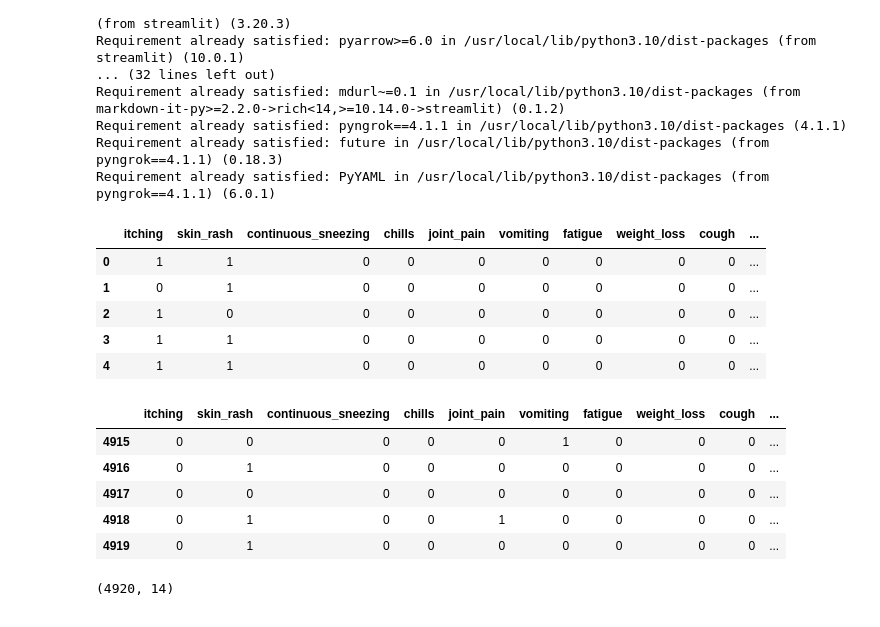
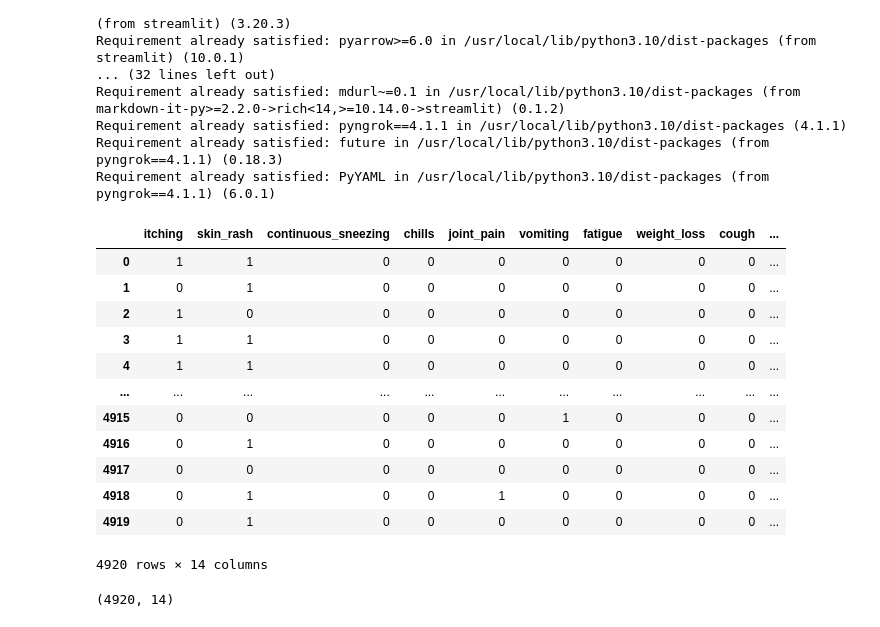
Before and after one commit to kibeert/ai_bootcamp342, a Jupyter notebook: smarthealth.ipynb, the cells around one changed output. Drawn from its saved outputs; the diff is of its cells as text; code cells hidden in the pictures.

```diff
--- a/smarthealth.ipynb
+++ b/smarthealth.ipynb
@@ -49,24 +50,22 @@ df = df_main[selected_symptoms]
 # %%
 df['diagnosis'] = df['diagnosis'].round().astype(int)
 # %%
-# printing the first 5 rows of the dataset
-df.head()
+# printing the first and last 5 rows of the dataset
+df
 # %% [output]
 |  | itching | skin_rash | continuous_sneezing | chills | joint_pain | vomiting | fatigue | weight_loss | cough | ... |
 | 0 | 1 | 1 | 0 | 0 | 0 | 0 | 0 | 0 | 0 | ... |
 | 1 | 0 | 1 | 0 | 0 | 0 | 0 | 0 | 0 | 0 | ... |
 | 2 | 1 | 0 | 0 | 0 | 0 | 0 | 0 | 0 | 0 | ... |
 | 3 | 1 | 1 | 0 | 0 | 0 | 0 | 0 | 0 | 0 | ... |
 | 4 | 1 | 1 | 0 | 0 | 0 | 0 | 0 | 0 | 0 | ... |
+| ... | ... | ... | ... | ... | ... | ... | ... | ... | ... | ... |
+| 4915 | 0 | 0 | 0 | 0 | 0 | 1 | 0 | 0 | 0 | ... |
+| 4916 | 0 | 1 | 0 | 0 | 0 | 0 | 0 | 0 | 0 | ... |
+| 4917 | 0 | 0 | 0 | 0 | 0 | 0 | 0 | 0 | 0 | ... |
+| 4918 | 0 | 1 | 0 | 0 | 1 | 0 | 0 | 0 | 0 | ... |
+| 4919 | 0 | 1 | 0 | 0 | 0 | 0 | 0 | 0 | 0 | ... |
+4920 rows × 14 columns
-# %%
-df.tail()
-# %% [output]
-|  | itching | skin_rash | continuous_sneezing | chills | joint_pain | vomiting | fatigue | weight_loss | cough | ... |
-| 4915 | 0 | 0 | 0 | 0 | 0 | 1 | 0 | 0 | 0 | ... |
-| 4916 | 0 | 1 | 0 | 0 | 0 | 0 | 0 | 0 | 0 | ... |
-| 4917 | 0 | 0 | 0 | 0 | 0 | 0 | 0 | 0 | 0 | ... |
-| 4918 | 0 | 1 | 0 | 0 | 1 | 0 | 0 | 0 | 0 | ... |
-| 4919 | 0 | 1 | 0 | 0 | 0 | 0 | 0 | 0 | 0 | ... |
 # %%
 # number of rows and Columns in this dataset
 df.shape
```
Also changed, not shown: parts of 25 cells of this notebook.
